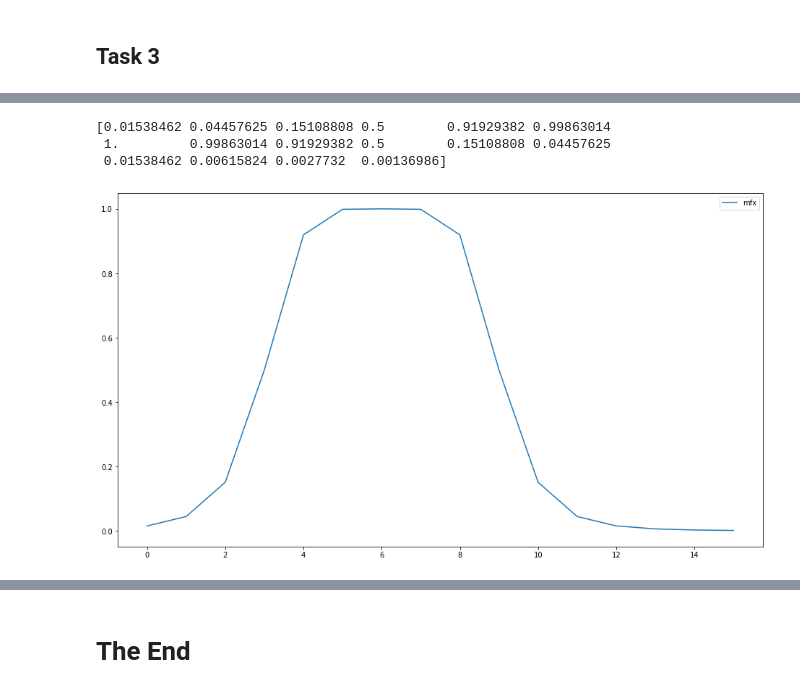
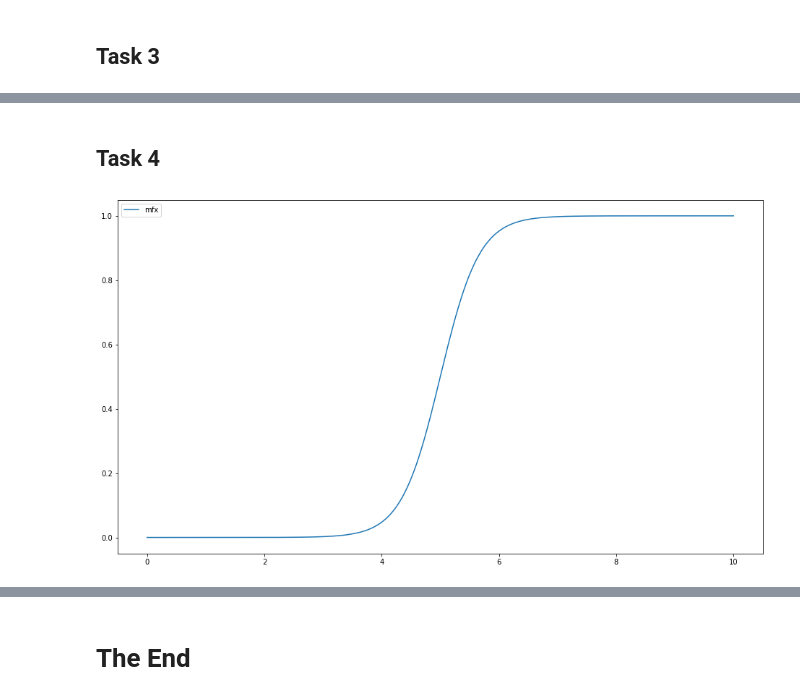
Before and after one commit to FreeLike76/KpiBasicsAI, a Jupyter notebook: Lab1MembershipFunctions.ipynb, the cells around one changed output, grey strips where cells are left out. Saved outputs shown, nothing was run; the diff lists cells and outputs as text; code cells hidden in the pictures.

```diff
--- a/Lab1MembershipFunctions.ipynb
+++ b/Lab1MembershipFunctions.ipynb
@@ -13,9 +10,8 @@ import matplotlib.pyplot as plt
 # %% [markdown]
 # Functions
 # %%
-def mfx_info(mfx):
-    print(mfx)
+def mfx_info(x, mfx):
     plt.figure(figsize=(16, 9))
-    plt.plot(mfx, label="mfx")
+    plt.plot(x, mfx, label="mfx")
     plt.legend()
     plt.show()
@@ -30 +28,3 @@ array([ 0,  1,  2,  3,  4,  5,  6,  7,  8,  9, 10, 11, 12, 13, 14, 15])
+# %%
+x = np.linspace(0, 10, 1000)
 # %%
@@ -73,8 +76,9 @@ mfx_info(mfx)
+# %% [markdown]
+## Task 4
 # %%
-mfx = fuzz.gbellmf(x, 3, 3, 6)
-mfx_info(mfx)
+# sigmoid
+# center, slope
+mfx = fuzz.sigmf(x, 5, 3)
+mfx_info(x, mfx)
 # %% [output]
-[0.01538462 0.04457625 0.15108808 0.5        0.91929382 0.99863014
- 1.         0.99863014 0.91929382 0.5        0.15108808 0.04457625
- 0.01538462 0.00615824 0.0027732  0.00136986]
-[figure, old version]
+[figure, new version]
```
Also changed, not shown: parts of 30 cells of this notebook.
